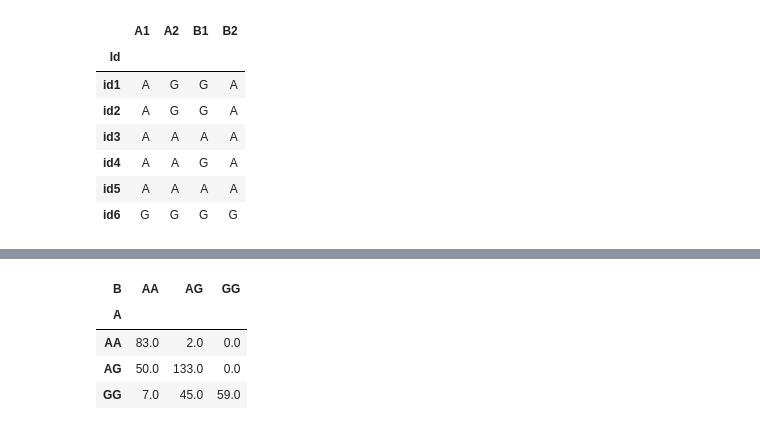
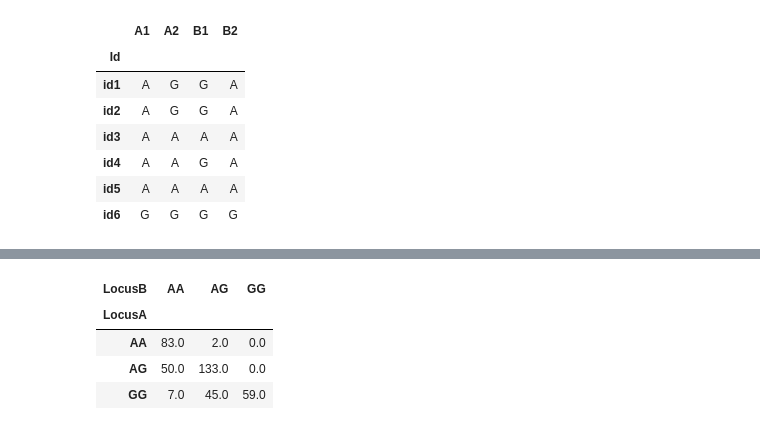
Before and after one commit to ofrei/book, a Jupyter notebook: LD/calcLD.ipynb, the cells around one changed output, grey strips where cells are left out. Saved outputs shown, nothing was run; the diff lists cells and outputs as text; code cells hidden in the pictures.

```diff
--- a/LD/calcLD.ipynb
+++ b/LD/calcLD.ipynb
@@ -17,7 +17,8 @@ import numpy as np
 import math
 
 df = pd.read_csv('just2.chr-6.ped', sep='\t', header=None,
-                 names=['FamId', 'Id', 'FatherId', 'MotherId', 'Sex', 'Affection', 'A1', 'A2', 'B1', 'B2'],
+                 names=['FamilyId', 'Id', 'FatherId', 'MotherId', 'Sex', 'Affection',
+                        'A1', 'A2', 'B1', 'B2'],
                  index_col=1)
 df = df[['A1', 'A2', 'B1', 'B2']]  # prune all irrelevant columns
 df[:6]
@@ -37,13 +40,13 @@ Let's now calculate 3x3 square of all frequencies:
 # %%
-df['A'] = df['A1'] + df['A2']
-df['B'] = df['B2'] + df['B1']
+df['LocusA'] = df['A1'] + df['A2']
+df['LocusB'] = df['B2'] + df['B1']
 df['count'] = 1
-freq = df[['count', 'A', 'B']].groupby(['A', 'B']).sum().unstack(level=1)['count']
+freq = df[['count', 'LocusA', 'LocusB']].groupby(['LocusA', 'LocusB']).sum().unstack(level=1)['count']
 freq.fillna(0, inplace=True)
 freq
 # %% [output]
-| B | AA | AG | GG |
-| A |  |  |  |
+| LocusB | AA | AG | GG |
+| LocusA |  |  |  |
 | AA | 83.0 | 2.0 | 0.0 |
 | AG | 50.0 | 133.0 | 0.0 |
 | GG | 7.0 | 45.0 | 59.0 |
```
Also changed, not shown: parts of 12 cells of this notebook.
